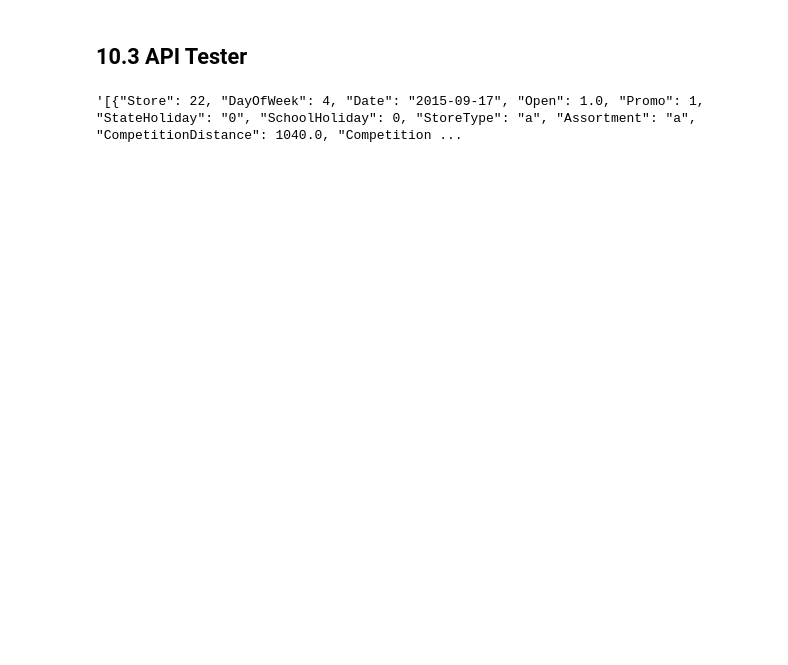
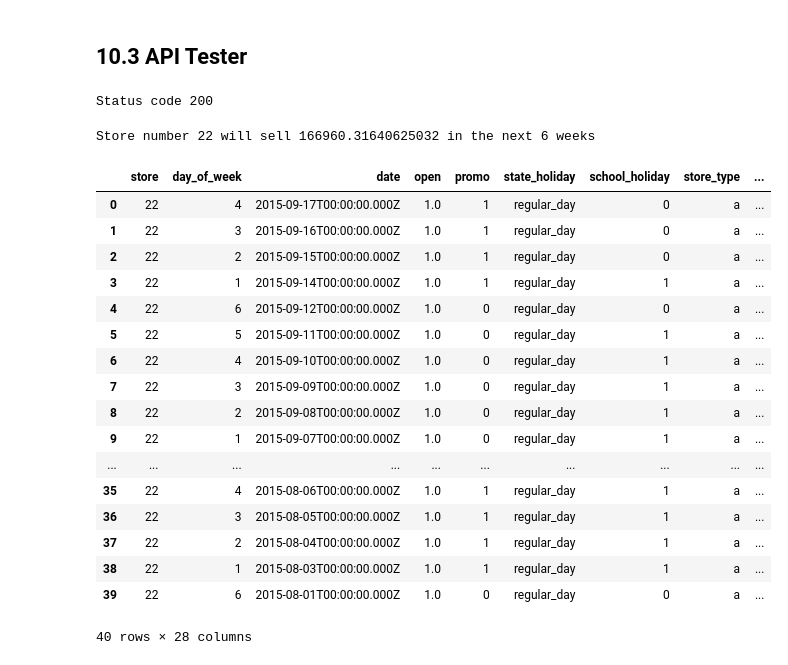
Before and after one commit to mahelvson/DScienceEmProducao, a Jupyter notebook: m10_v01_store_sales_prediction.ipynb, the cells around one changed output. Saved outputs shown, nothing was run; the diff lists cells and outputs as text; code cells hidden in the pictures; blank space fills up the shorter version.

```diff
--- a/m10_v01_store_sales_prediction.ipynb
+++ b/m10_v01_store_sales_prediction.ipynb
@@ -1517,11 +1518,13 @@ df_test = df_test.drop('Id', axis=1)
 # convert daframe to json
 data = json.dumps(df_test.to_dict(orient='records'))
 # %%
-url = 'http://0.0.0.0:5000/rossmann/predict'
+url = 'http://127.0.0.1:5000/rossmann/predict'
 header = {'Content-type': 'application/json'}
 data = data
 
-r = request.post(url, data, headers=header)
-print('Status code{}',.format(r.status_code))
+r = requests.post(url, data=data, headers=header)
+print('Status code {}'.format(r.status_code))
 # %% [output]
-'[{"Store": 22, "DayOfWeek": 4, "Date": "2015-09-17", "Open": 1.0, "Promo": 1, "StateHoliday": "0", "SchoolHoliday": 0, "StoreType": "a", "Assortment": "a", "CompetitionDistance": 1040.0, "Competition ...
+Status code 200
+# %%
+d1 = pd.DataFrame(r.json(), columns=r.json()[0].keys())
@@ -1527,0 +1533,27 @@ print('Status code{}',.format(r.status_code))
+# %%
+for i in range (len(d2)):
+    print('Store number {} will sell {} in the next 6 weeks'.format(d2.loc[i,'store'],
+                                                                    d2.loc[i, 'prediction']))
+# %% [output]
+Store number 22 will sell 166960.31640625032 in the next 6 weeks
+# %%
+d1
+# %% [output]
+|  | store | day_of_week | date | open | promo | state_holiday | school_holiday | store_type | ... |
+| 0 | 22 | 4 | 2015-09-17T00:00:00.000Z | 1.0 | 1 | regular_day | 0 | a | ... |
+| 1 | 22 | 3 | 2015-09-16T00:00:00.000Z | 1.0 | 1 | regular_day | 0 | a | ... |
+| 2 | 22 | 2 | 2015-09-15T00:00:00.000Z | 1.0 | 1 | regular_day | 0 | a | ... |
+| 3 | 22 | 1 | 2015-09-14T00:00:00.000Z | 1.0 | 1 | regular_day | 1 | a | ... |
+| 4 | 22 | 6 | 2015-09-12T00:00:00.000Z | 1.0 | 0 | regular_day | 0 | a | ... |
+| 5 | 22 | 5 | 2015-09-11T00:00:00.000Z | 1.0 | 0 | regular_day | 1 | a | ... |
+| 6 | 22 | 4 | 2015-09-10T00:00:00.000Z | 1.0 | 0 | regular_day | 1 | a | ... |
+| 7 | 22 | 3 | 2015-09-09T00:00:00.000Z | 1.0 | 0 | regular_day | 1 | a | ... |
+| 8 | 22 | 2 | 2015-09-08T00:00:00.000Z | 1.0 | 0 | regular_day | 1 | a | ... |
+| 9 | 22 | 1 | 2015-09-07T00:00:00.000Z | 1.0 | 0 | regular_day | 1 | a | ... |
+| ... | ... | ... | ... | ... | ... | ... | ... | ... | ... |
+| 35 | 22 | 4 | 2015-08-06T00:00:00.000Z | 1.0 | 1 | regular_day | 1 | a | ... |
+| 36 | 22 | 3 | 2015-08-05T00:00:00.000Z | 1.0 | 1 | regular_day | 1 | a | ... |
+| 37 | 22 | 2 | 2015-08-04T00:00:00.000Z | 1.0 | 1 | regular_day | 1 | a | ... |
+| 38 | 22 | 1 | 2015-08-03T00:00:00.000Z | 1.0 | 1 | regular_day | 1 | a | ... |
+| 39 | 22 | 6 | 2015-08-01T00:00:00.000Z | 1.0 | 0 | regular_day | 0 | a | ... |
+40 rows × 28 columns
```
Also changed, not shown: parts of 8 cells of this notebook.
